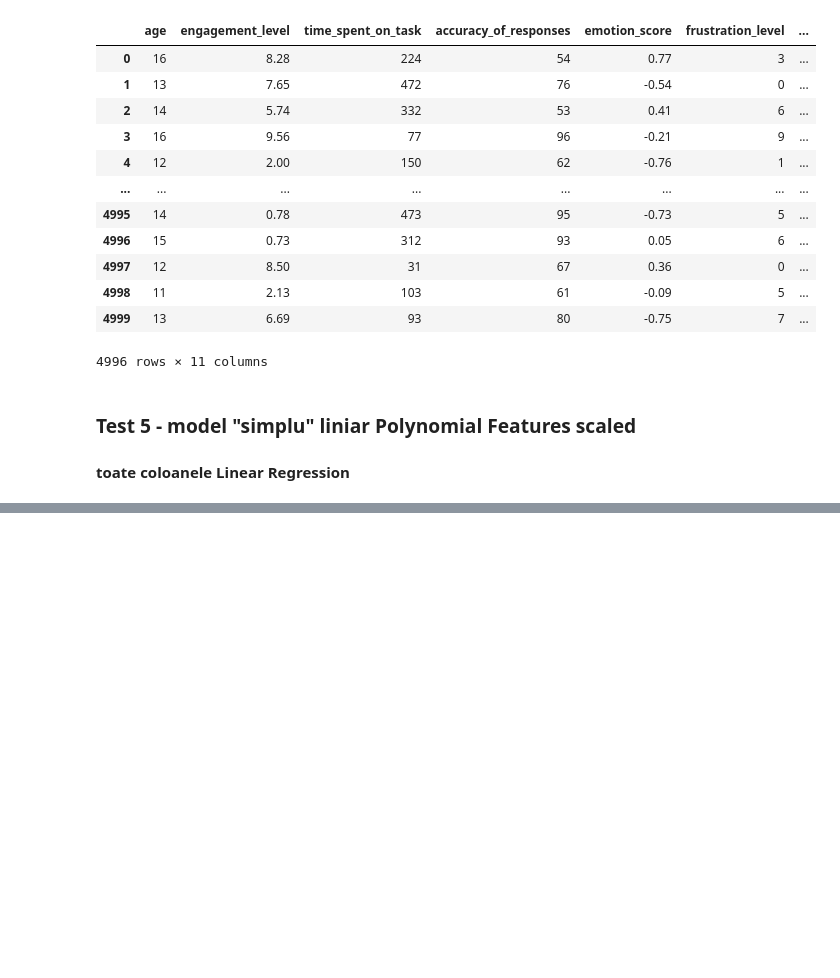
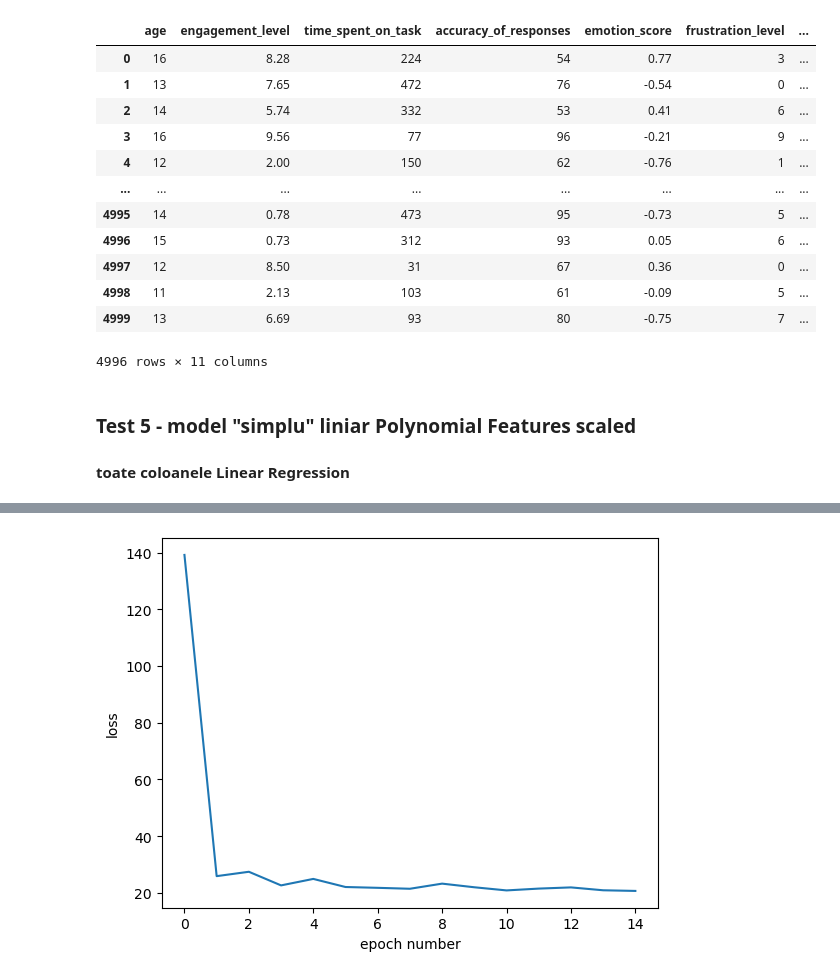
Before and after one commit to ArthurHastings/IntelligentClassroom, a Jupyter notebook: Proiect feb (1).ipynb, the cells around one changed output, grey strips where cells are left out. Cells and saved outputs as stored; diff of their text form; code cells hidden in the pictures; blank space fills up the shorter version.

```diff
--- a/Proiect feb (1).ipynb
+++ b/Proiect feb (1).ipynb
@@ -462,0 +492,2 @@ RMSE: 4.235365927370006
+# %%
+X_train_ann, X_test_ann, y_train_ann, y_test_ann = train_test_split(X, y, test_size=0.3, random_state=62)
@@ -462,0 +514,10 @@ RMSE: 4.235365927370006
+# %%
+model_ann1 = Sequential([
+    Dense(16, activation = 'relu', input_dim = X_train_ann.shape[1]), # input_shape = X_train_ann.shape[1]
+    Dense(16, activation = 'relu', input_dim = X_train_ann.shape[1]),
+    Dense(1)
+])
+
+model_ann1.compile(optimizer=Adam(0.02), loss='mean_squared_error')
+# %%
+history = model_ann1.fit(X_train_ann, y_train_ann, epochs=15, batch_size=16)
@@ -462,0 +542,9 @@ RMSE: 4.235365927370006
+# %%
+plt.plot(history.history['loss'])
+plt.xlabel('epoch number')
+plt.ylabel("loss")
+# plt.xlim(40,500)
+# plt.ylim(0,3)
+plt.show()
+# %% [output]
+[figure, added]
```
Also changed, not shown: parts of 49 cells of this notebook.
